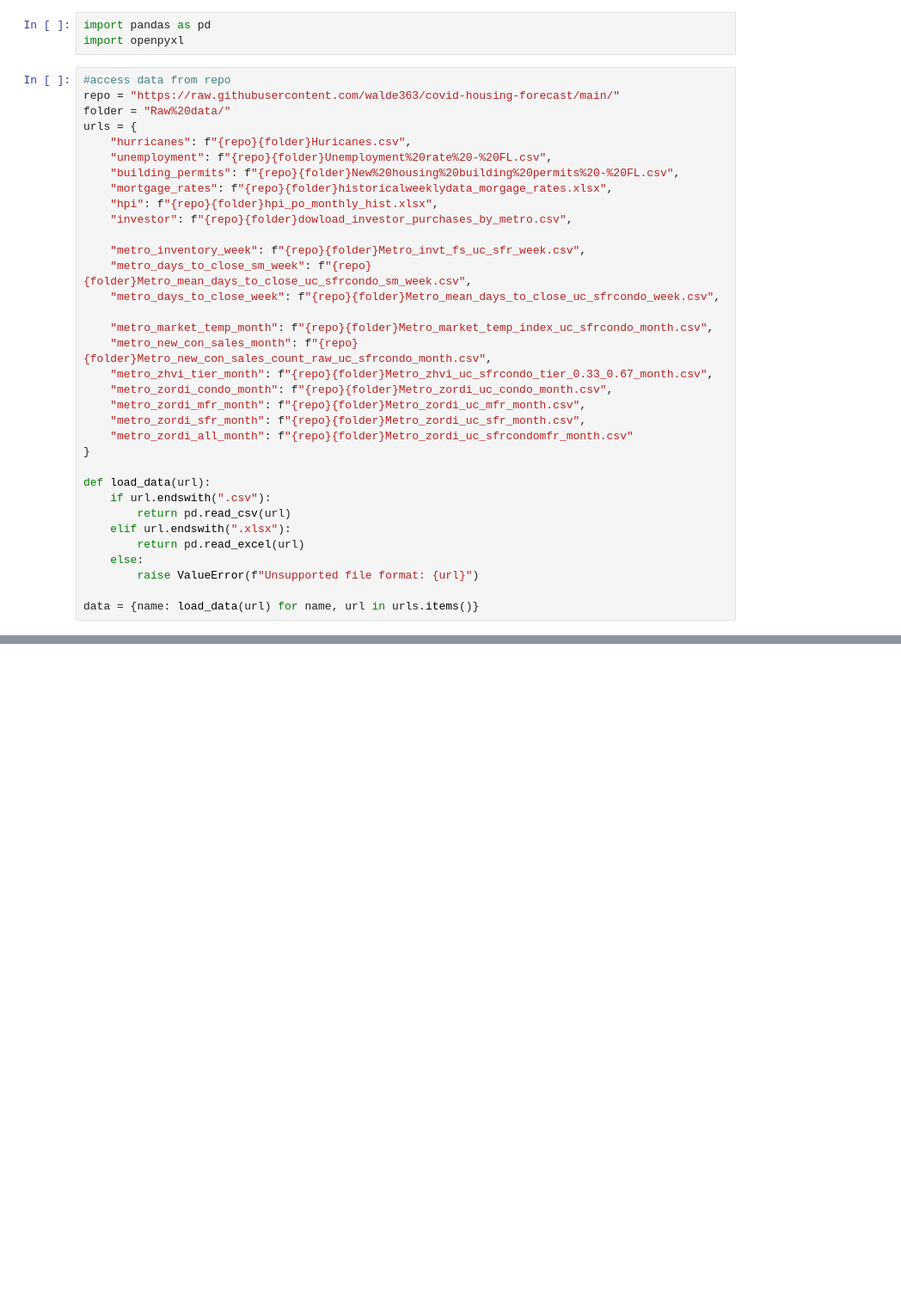
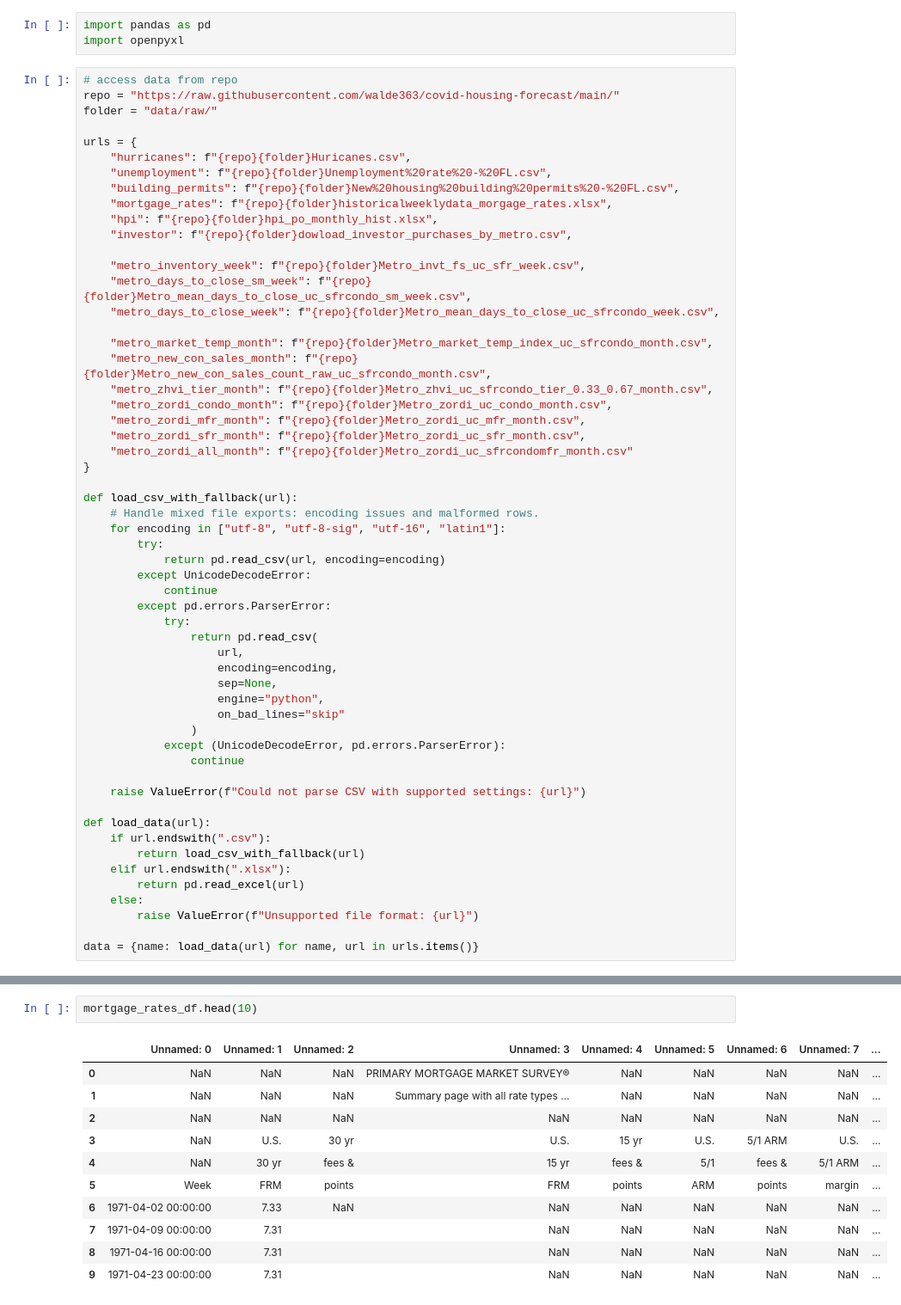
Before and after one commit to walde363/covid-housing-forecast, a Jupyter notebook: notebooks/Data review and analysis.ipynb, the cells around one changed output, grey strips where cells are left out. Shown at 86% size. Cells and saved outputs as stored; diff of their text form; blank space fills up the shorter version.

Commit message:
Saving down, cleaned data, preped data, started working on joins.

```diff
--- a/notebooks/Data review and analysis.ipynb
+++ b/notebooks/Data review and analysis.ipynb
@@ -2,9 +2,10 @@
 import pandas as pd
 import openpyxl
 # %%
-#access data from repo
+# access data from repo
 repo = "https://raw.githubusercontent.com/walde363/covid-housing-forecast/main/"
-folder = "Raw%20data/"
+folder = "data/raw/"
+
 urls = {
     "hurricanes": f"{repo}{folder}Huricanes.csv",
     "unemployment": f"{repo}{folder}Unemployment%20rate%20-%20FL.csv",
@@ -26,9 +27,30 @@ urls = {
     "metro_zordi_all_month": f"{repo}{folder}Metro_zordi_uc_sfrcondomfr_month.csv"
 }
 
+def load_csv_with_fallback(url):
+    # Handle mixed file exports: encoding issues and malformed rows.
+    for encoding in ["utf-8", "utf-8-sig", "utf-16", "latin1"]:
+        try:
+            return pd.read_csv(url, encoding=encoding)
+        except UnicodeDecodeError:
+            continue
+        except pd.errors.ParserError:
+            try:
+                return pd.read_csv(
+                    url,
+                    encoding=encoding,
+                    sep=None,
+                    engine="python",
+                    on_bad_lines="skip"
+                )
+            except (UnicodeDecodeError, pd.errors.ParserError):
+                continue
+
+    raise ValueError(f"Could not parse CSV with supported settings: {url}")
+
 def load_data(url):
     if url.endswith(".csv"):
-        return pd.read_csv(url)
+        return load_csv_with_fallback(url)
     elif url.endswith(".xlsx"):
         return pd.read_excel(url)
     else:
@@ -140,0 +327,14 @@ max    145.000000  154.000000  152.000000  139.000000
+# %%
+mortgage_rates_df.head(10)
+# %% [output]
+|  | Unnamed: 0 | Unnamed: 1 | Unnamed: 2 | Unnamed: 3 | Unnamed: 4 | Unnamed: 5 | Unnamed: 6 | Unnamed: 7 | ... |
+| 0 | NaN | NaN | NaN | PRIMARY MORTGAGE MARKET SURVEY® | NaN | NaN | NaN | NaN | ... |
+| 1 | NaN | NaN | NaN | Summary page with all rate types ... | NaN | NaN | NaN | NaN | ... |
+| 2 | NaN | NaN | NaN | NaN | NaN | NaN | NaN | NaN | ... |
+| 3 | NaN | U.S. | 30 yr | U.S. | 15 yr | U.S. | 5/1 ARM | U.S. | ... |
+| 4 | NaN | 30 yr | fees & | 15 yr | fees & | 5/1 | fees & | 5/1 ARM | ... |
+| 5 | Week | FRM | points | FRM | points | ARM | points | margin | ... |
+| 6 | 1971-04-02 00:00:00 | 7.33 | NaN | NaN | NaN | NaN | NaN | NaN | ... |
+| 7 | 1971-04-09 00:00:00 | 7.31 |  | NaN | NaN | NaN | NaN | NaN | ... |
+| 8 | 1971-04-16 00:00:00 | 7.31 |  | NaN | NaN | NaN | NaN | NaN | ... |
+| 9 | 1971-04-23 00:00:00 | 7.31 |  | NaN | NaN | NaN | NaN | NaN | ... |
```
Also changed, not shown: parts of 41 cells of this notebook.
